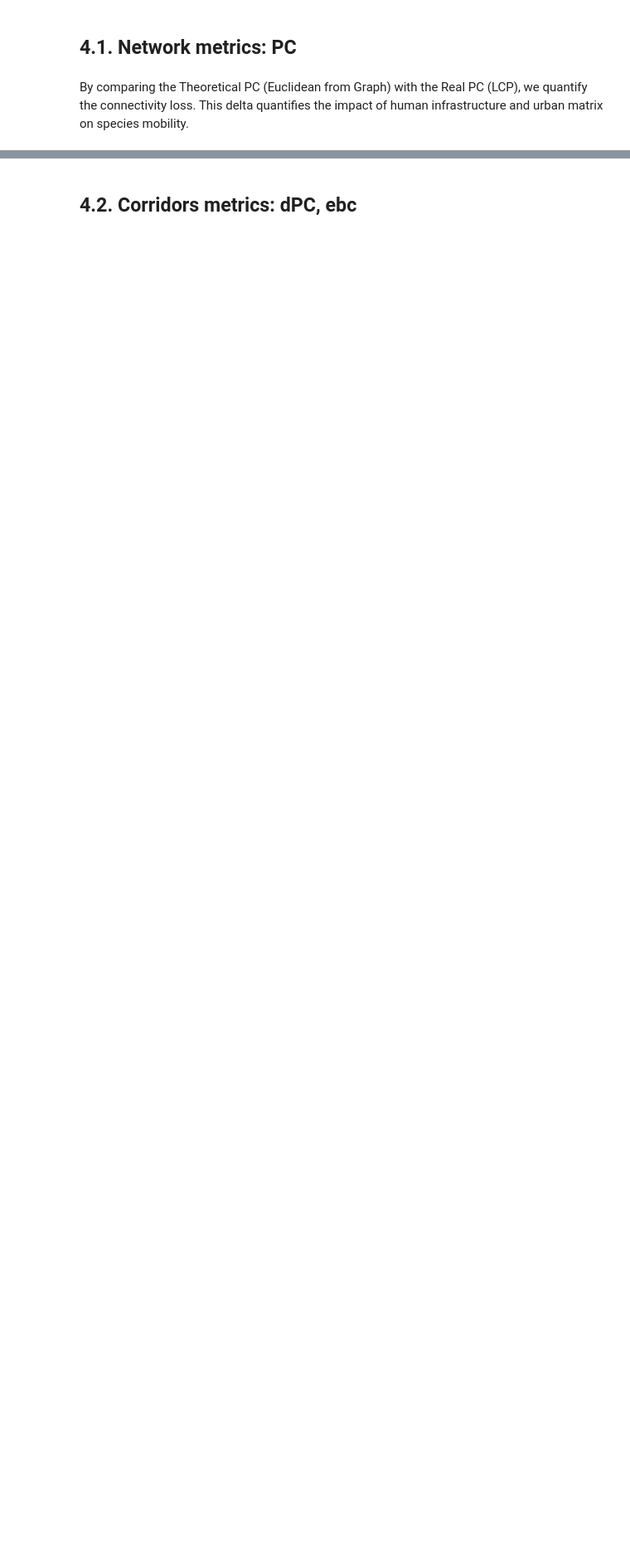
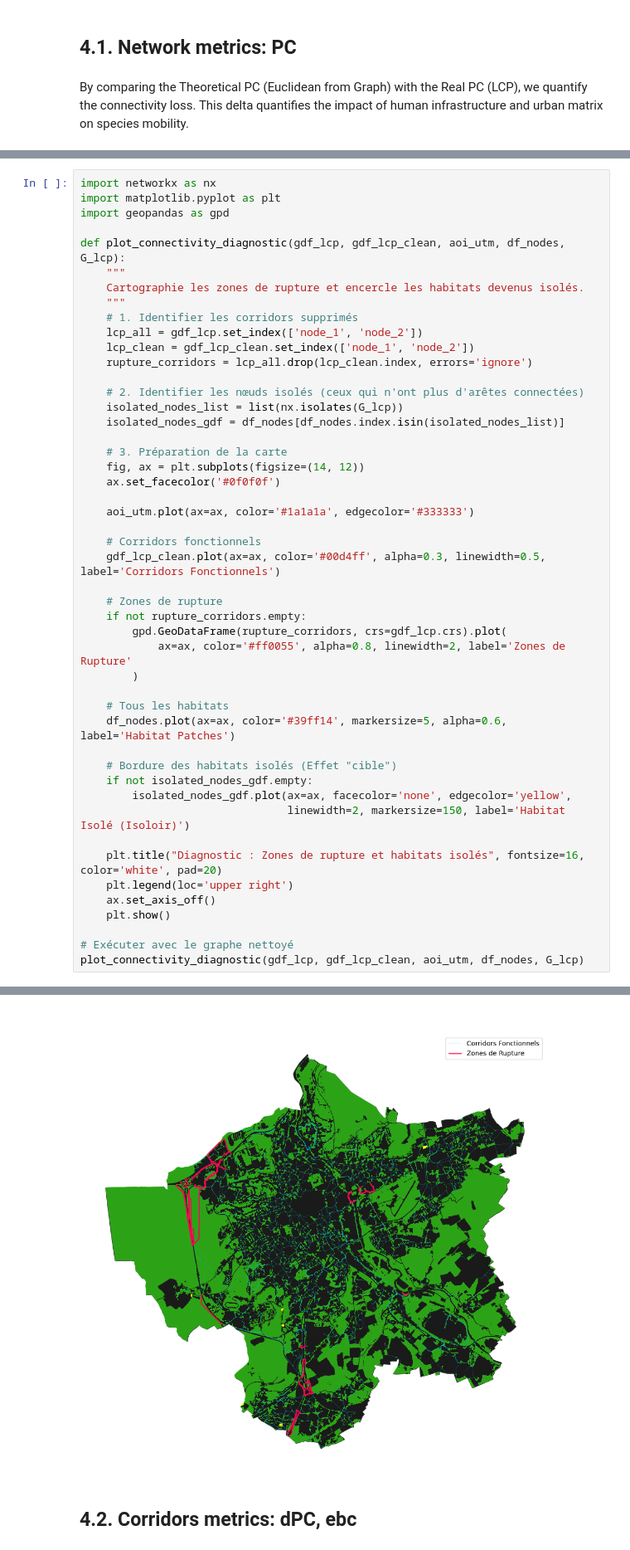
Before and after one commit to marion-billy/urbiverde_ivb, a Jupyter notebook: corridor_project/nancy_prod.ipynb, the cells around one changed output, grey strips where cells are left out. Shown at 83% size. Drawn from its saved outputs; the diff is of its cells as text; blank space fills up the shorter version.

```diff
--- a/corridor_project/nancy_prod.ipynb
+++ b/corridor_project/nancy_prod.ipynb
@@ -157,0 +243,49 @@ Fragmentation impact : 19.2% connectivity loss.
+# %%
+import networkx as nx
+import matplotlib.pyplot as plt
+import geopandas as gpd
+
+def plot_connectivity_diagnostic(gdf_lcp, gdf_lcp_clean, aoi_utm, df_nodes, G_lcp):
+    """
+    Cartographie les zones de rupture et encercle les habitats devenus isolés.
+    """
+    # 1. Identifier les corridors supprimés
+    lcp_all = gdf_lcp.set_index(['node_1', 'node_2'])
+    lcp_clean = gdf_lcp_clean.set_index(['node_1', 'node_2'])
+    rupture_corridors = lcp_all.drop(lcp_clean.index, errors='ignore')
+
+    # 2. Identifier les nœuds isolés (ceux qui n'ont plus d'arêtes connectées)
+    isolated_nodes_list = list(nx.isolates(G_lcp))
+    isolated_nodes_gdf = df_nodes[df_nodes.index.isin(isolated_nodes_list)]
+
+    # 3. Préparation de la carte
+    fig, ax = plt.subplots(figsize=(14, 12))
+    ax.set_facecolor('#0f0f0f')
+
+    aoi_utm.plot(ax=ax, color='#1a1a1a', edgecolor='#333333')
+
+    # Corridors fonctionnels
+    gdf_lcp_clean.plot(ax=ax, color='#00d4ff', alpha=0.3, linewidth=0.5, label='Corridors Fonctionnels')
+
+    # Zones de rupture
+    if not rupture_corridors.empty:
+        gpd.GeoDataFrame(rupture_corridors, crs=gdf_lcp.crs).plot(
+            ax=ax, color='#ff0055', alpha=0.8, linewidth=2, label='Zones de Rupture'
+        )
+
+    # Tous les habitats
+    df_nodes.plot(ax=ax, color='#39ff14', markersize=5, alpha=0.6, label='Habitat Patches')
+
+    # Bordure des habitats isolés (Effet "cible")
+    if not isolated_nodes_gdf.empty:
+        isolated_nodes_gdf.plot(ax=ax, facecolor='none', edgecolor='yellow',
+                                linewidth=2, markersize=150, label='Habitat Isolé (Isoloir)')
+
+    plt.title("Diagnostic : Zones de rupture et habitats isolés", fontsize=16, color='white', pad=20)
+    plt.legend(loc='upper right')
+    ax.set_axis_off()
+    plt.show()
+
+# Exécuter avec le graphe nettoyé
+plot_connectivity_diagnostic(gdf_lcp, gdf_lcp_clean, aoi_utm, df_nodes, G_lcp)
+# %% [output]
@@ -158,3 +294,4 @@ Fragmentation impact : 19.2% connectivity loss.
+[figure, added]
 # %% [markdown]
 ## 4.2. Corridors metrics: dPC, ebc
 # %% [markdown]
```
Also changed, not shown: parts of 13 cells of this notebook.
